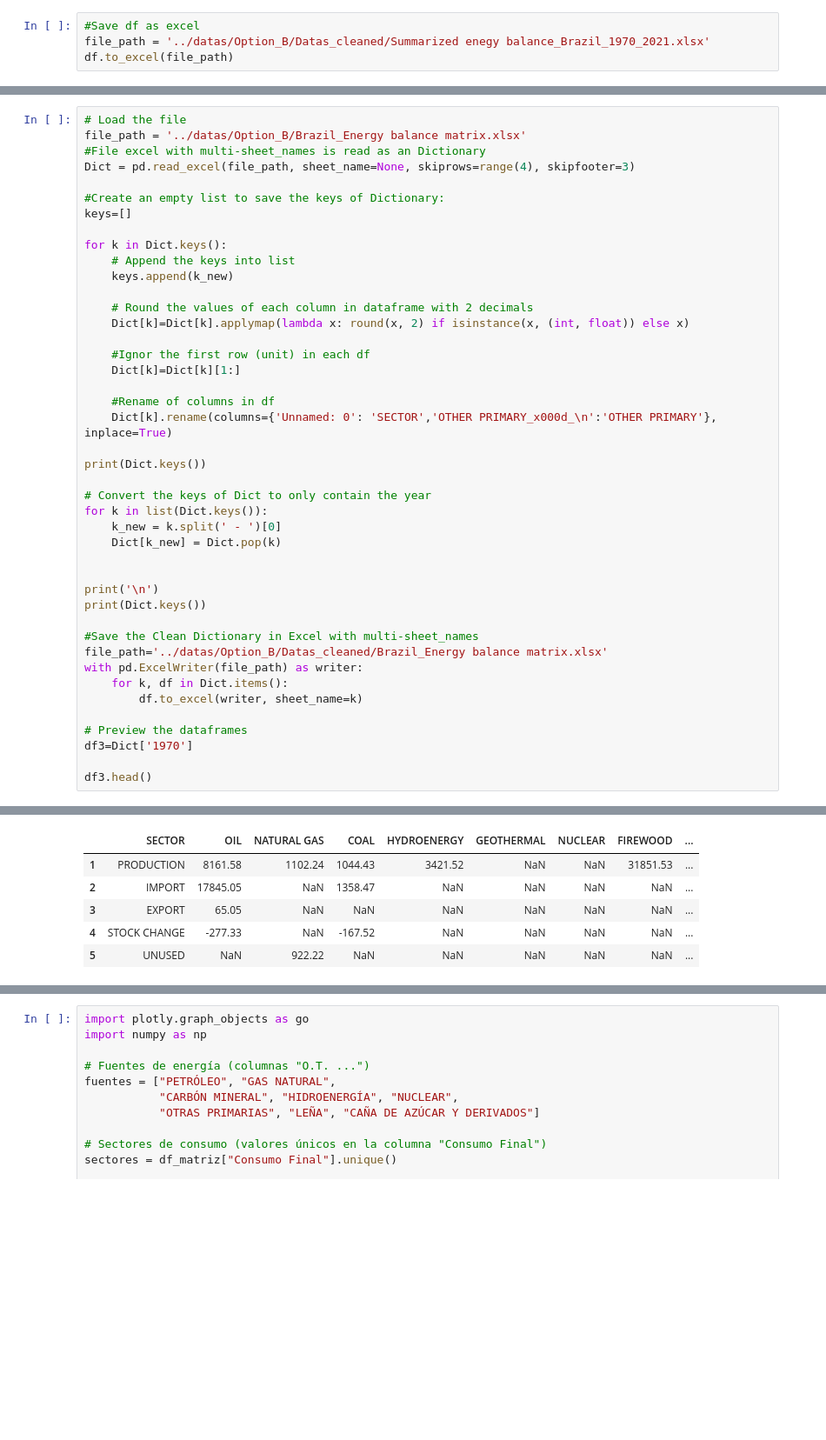
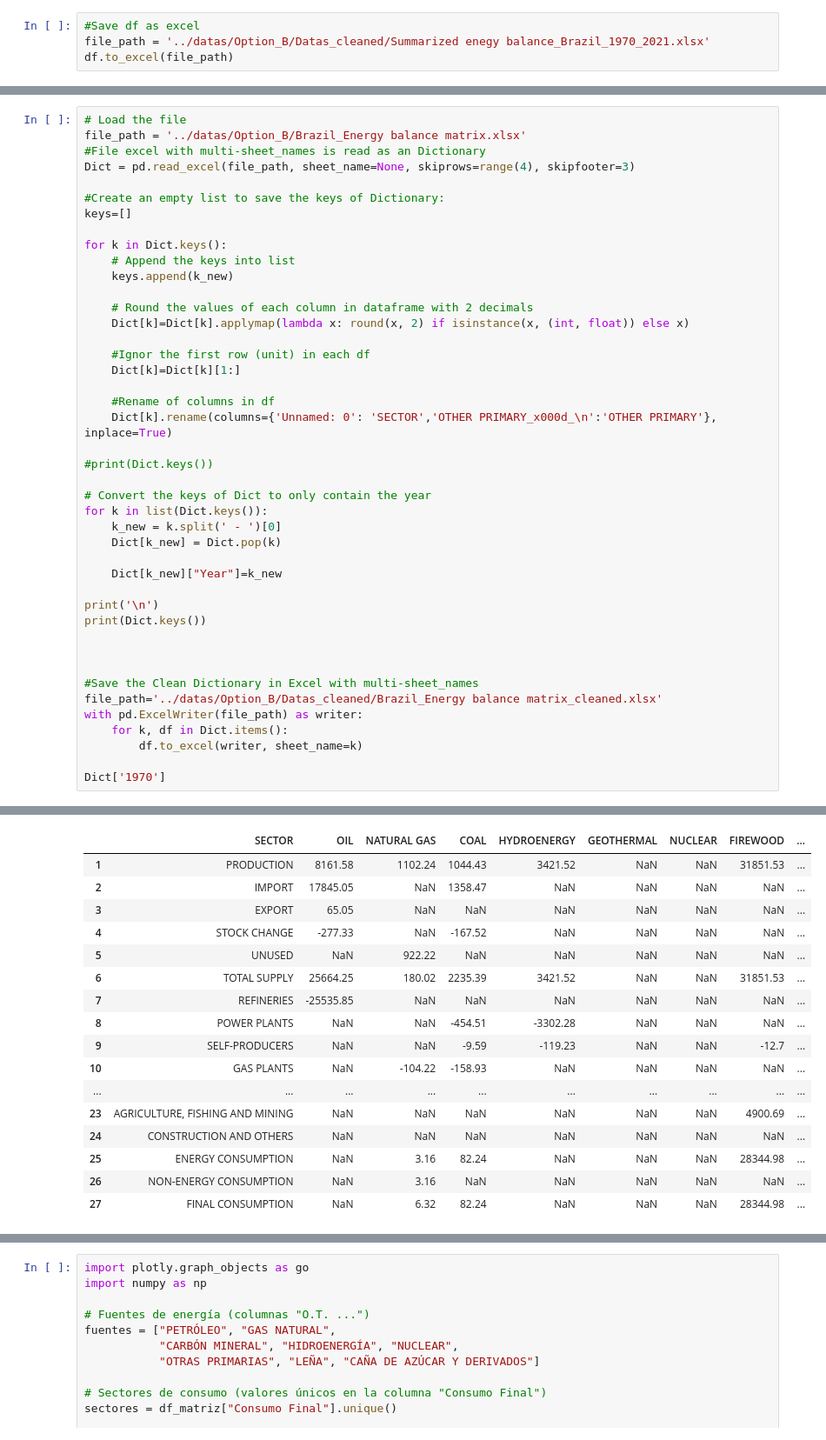
Before and after one commit to abominguez/TFM, a Jupyter notebook: codes/TFM_Ruth_Nam.ipynb, the cells around one changed output, grey strips where cells are left out. Shown at 87% size. Cells and saved outputs as stored; diff of their text form; blank space fills up the shorter version.

Commit message:
update code and total supply table

```diff
--- a/codes/TFM_Ruth_Nam.ipynb
+++ b/codes/TFM_Ruth_Nam.ipynb
@@ -78,25 +118,25 @@ for k in Dict.keys():
     #Rename of columns in df
     Dict[k].rename(columns={'Unnamed: 0': 'SECTOR','OTHER PRIMARY_x000d_\n':'OTHER PRIMARY'}, inplace=True)
 
-print(Dict.keys())
+#print(Dict.keys())
 
 # Convert the keys of Dict to only contain the year
 for k in list(Dict.keys()):
     k_new = k.split(' - ')[0]
     Dict[k_new] = Dict.pop(k)
 
+    Dict[k_new]["Year"]=k_new
 
 print('\n')
 print(Dict.keys())
 
+
+
 #Save the Clean Dictionary in Excel with multi-sheet_names
-file_path='../datas/Option_B/Datas_cleaned/Brazil_Energy balance matrix.xlsx'
+file_path='../datas/Option_B/Datas_cleaned/Brazil_Energy balance matrix_cleaned.xlsx'
 with pd.ExcelWriter(file_path) as writer:
     for k, df in Dict.items():
         df.to_excel(writer, sheet_name=k)
 
-# Preview the dataframes
-df3=Dict['1970']
-
-df3.head()
+Dict['1970']
 # %% [output]
@@ -106,7 +143,18 @@ dict_keys(['1970 - Brazil', '1971 - Brazil', '1972 - Brazil', '1973 - Brazil', '
 dict_keys(['1970', '1971', '1972', '1973', '1974', '1975', '1976', '1977', '1978', '1979', '1980', '1981', '1982', '1983', '1984', '1985', '1986', '1987', '1988', '1989', '1990', '1991', '1992', '1993 ...
 |  | SECTOR | OIL | NATURAL GAS | COAL | HYDROENERGY | GEOTHERMAL | NUCLEAR | FIREWOOD | ... |
 | 1 | PRODUCTION | 8161.58 | 1102.24 | 1044.43 | 3421.52 | NaN | NaN | 31851.53 | ... |
 | 2 | IMPORT | 17845.05 | NaN | 1358.47 | NaN | NaN | NaN | NaN | ... |
 | 3 | EXPORT | 65.05 | NaN | NaN | NaN | NaN | NaN | NaN | ... |
 | 4 | STOCK CHANGE | -277.33 | NaN | -167.52 | NaN | NaN | NaN | NaN | ... |
 | 5 | UNUSED | NaN | 922.22 | NaN | NaN | NaN | NaN | NaN | ... |
+| 6 | TOTAL SUPPLY | 25664.25 | 180.02 | 2235.39 | 3421.52 | NaN | NaN | 31851.53 | ... |
+| 7 | REFINERIES | -25535.85 | NaN | NaN | NaN | NaN | NaN | NaN | ... |
+| 8 | POWER PLANTS | NaN | NaN | -454.51 | -3302.28 | NaN | NaN | NaN | ... |
+| 9 | SELF-PRODUCERS | NaN | NaN | -9.59 | -119.23 | NaN | NaN | -12.7 | ... |
+| 10 | GAS PLANTS | NaN | -104.22 | -158.93 | NaN | NaN | NaN | NaN | ... |
+| ... | ... | ... | ... | ... | ... | ... | ... | ... | ... |
+| 23 | AGRICULTURE, FISHING AND MINING | NaN | NaN | NaN | NaN | NaN | NaN | 4900.69 | ... |
+| 24 | CONSTRUCTION AND OTHERS | NaN | NaN | NaN | NaN | NaN | NaN | NaN | ... |
+| 25 | ENERGY CONSUMPTION | NaN | 3.16 | 82.24 | NaN | NaN | NaN | 28344.98 | ... |
+| 26 | NON-ENERGY CONSUMPTION | NaN | 3.16 | NaN | NaN | NaN | NaN | NaN | ... |
+| 27 | FINAL CONSUMPTION | NaN | 6.32 | 82.24 | NaN | NaN | NaN | 28344.98 | ... |
```
Also changed, not shown: parts of 8 cells of this notebook, 3 other files.
